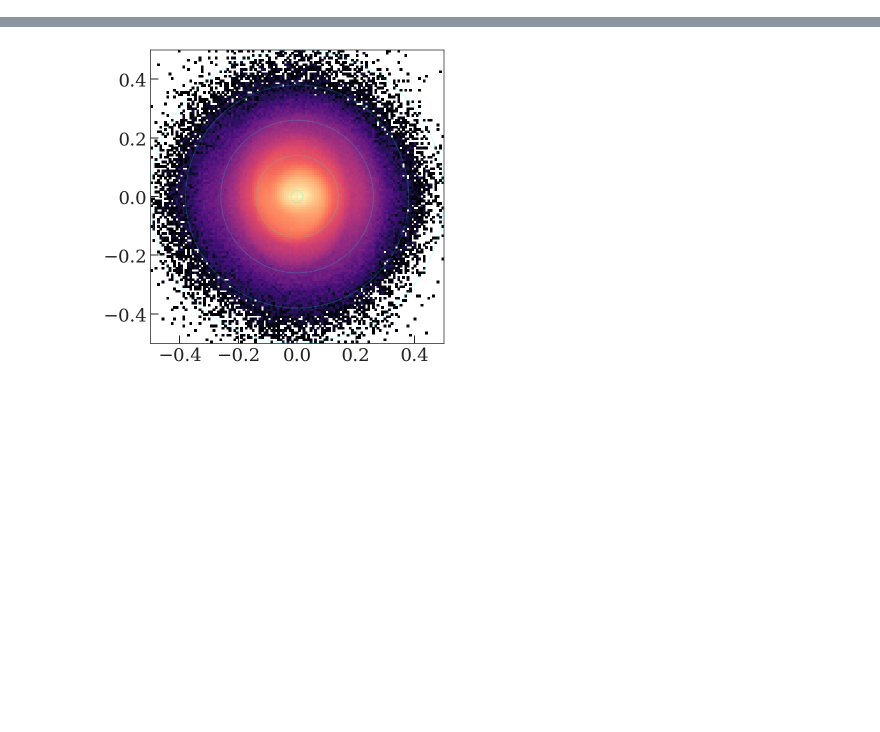
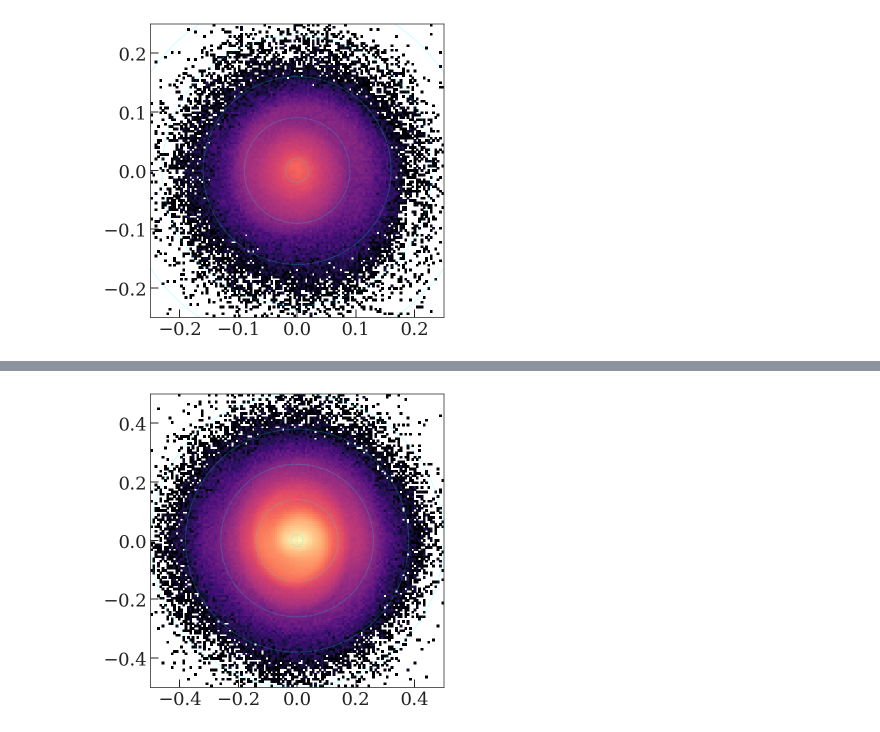
Before and after one commit to adrn/SnailTime, a Jupyter notebook: notebooks/Matched-filter.ipynb, the cells around one changed output, grey strips where cells are left out. Drawn from its saved outputs; the diff is of its cells as text; code cells hidden in the pictures; blank space fills up the shorter version.

```diff
--- a/notebooks/Matched-filter.ipynb
+++ b/notebooks/Matched-filter.ipynb
@@ -209,0 +243,13 @@ axes[2].set_title('normalized residual');
+# %%
+xx = np.sqrt(model_Jz) * np.cos(model_thz)
+yy = np.sqrt(model_Jz) * np.sin(model_thz)
+
+fig, ax = plt.subplots(1, 1, figsize=(5.4, 5.4))
+cs = ax.hist2d(xx, yy, bins=np.linspace(-0.25, 0.25, 128), **vlim)
+ax.set_aspect('equal')
+
+for rr in np.linspace(0.02, 0.3, 5):
+    circ = mpl.patches.Circle((0,0), rr, facecolor='none', edgecolor='cyan', alpha=0.2)
+    ax.add_patch(circ)
+# %% [output]
+[figure, added]
```
Also changed, not shown: parts of 20 cells of this notebook, 2 other files.
